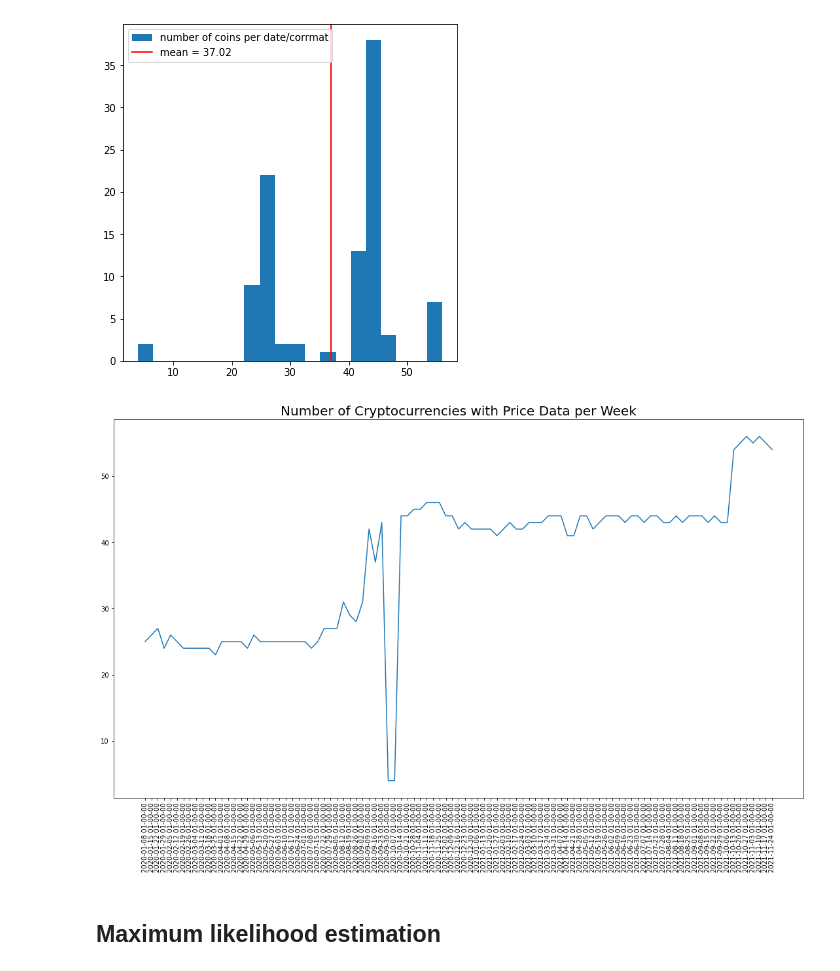
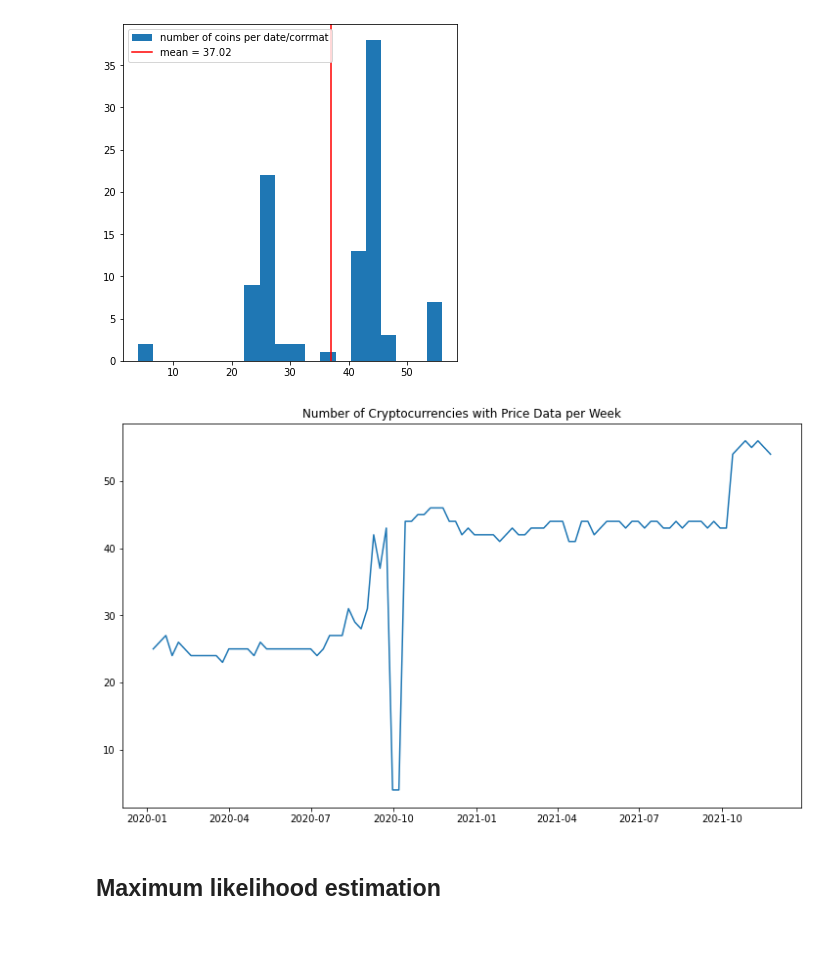
Before and after one commit to marcodipanfilo/network_science_project, a Jupyter notebook: 2-mle_of_Q.ipynb, the cells around one changed output. Cells and saved outputs as stored; diff of their text form; code cells hidden in the pictures; blank space fills up the shorter version.

Commit message:
change a plot

```diff
--- a/2-mle_of_Q.ipynb
+++ b/2-mle_of_Q.ipynb
@@ -41,17 +42,18 @@ ax.legend()
 # %%
 # plot number of cryptocurrencies over time
 nr_crypto = []
 dates = sorted(corrmats_nn.keys())
 for i in dates:
     nr_crypto.append(corrmats_nn[i].shape[0])
 
-fig, ax = plt.subplots(1,1, figsize=(15,10), constrained_layout=True)
+dates = [datetime.datetime.strptime(i, "%Y-%m-%d %H-%M-%S").date() for i in dates]
+fig, ax = plt.subplots(1,1, figsize=(10,6), constrained_layout=True)
 ax.plot(dates, nr_crypto)
-ax.set_xticklabels(labels=dates, rotation=90, fontsize=10)
-ax.set_title("Number of Cryptocurrencies with Price Data per Week", fontsize=20)
+# ax.set_xticklabels(labels=dates, rotation=90)
+ax.set_title("Number of Cryptocurrencies with Price Data per Week")
 fig.savefig("figures/nr_cryptos.png")
 # %% [output]
-[figure, old version]
+[figure, new version]
 # %% [markdown]
 ## Maximum likelihood estimation
 # %%
```
Also changed, not shown: parts of 1 cell of this notebook, 1 other file.
